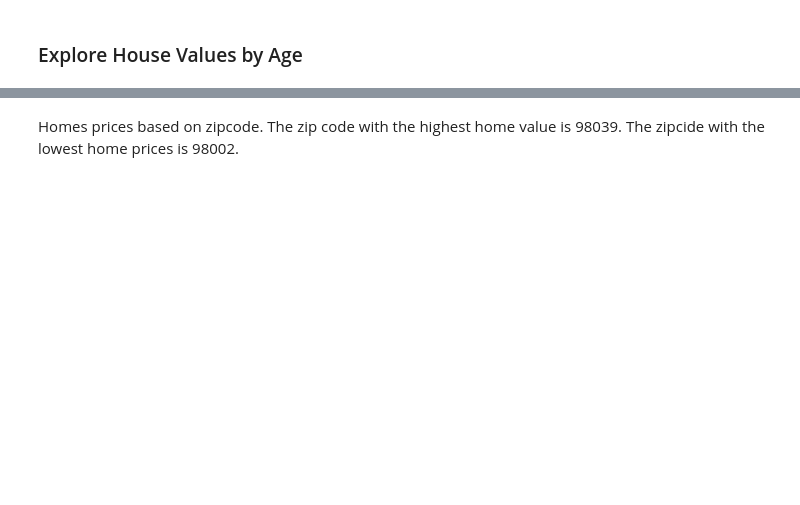
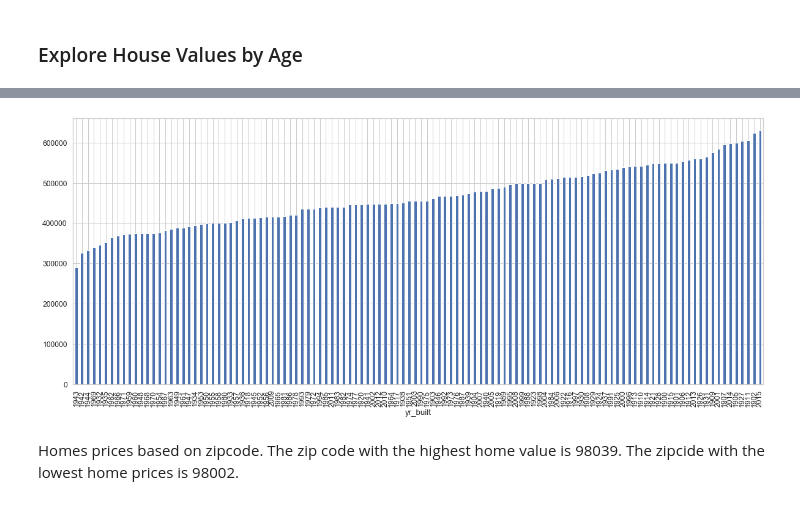
Before and after one commit to torresdavr/dsc-v2-mod1-final-project-online-ds-pt-100719, a Jupyter notebook: student.ipynb, the cells around one changed output, grey strips where cells are left out. Drawn from its saved outputs; the diff is of its cells as text; code cells hidden in the pictures; blank space fills up the shorter version.

```diff
--- a/student.ipynb
+++ b/student.ipynb
@@ -1737,3 +1748,8 @@ pivot
+# %%
+plt.figure(figsize=(18,8))
+df_vis['price'].groupby(df_vis['yr_built']).median().sort_values().plot(kind='bar');
+# %% [output]
+[figure, added]
 # %% [markdown]
 Homes prices based on zipcode. The zip code with the highest home value is 98039.  The zipcide with the lowest home prices is 98002.<br>
 # %%
```
Also changed, not shown: parts of 26 cells of this notebook.
